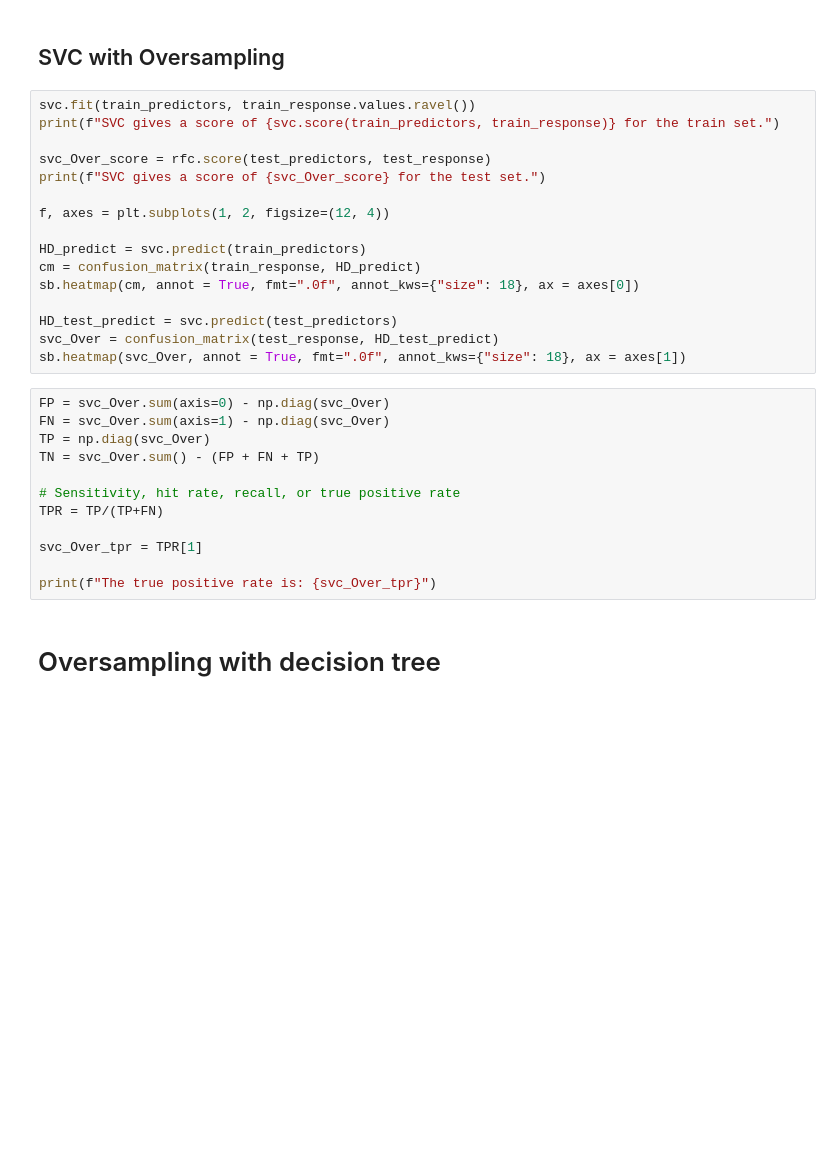
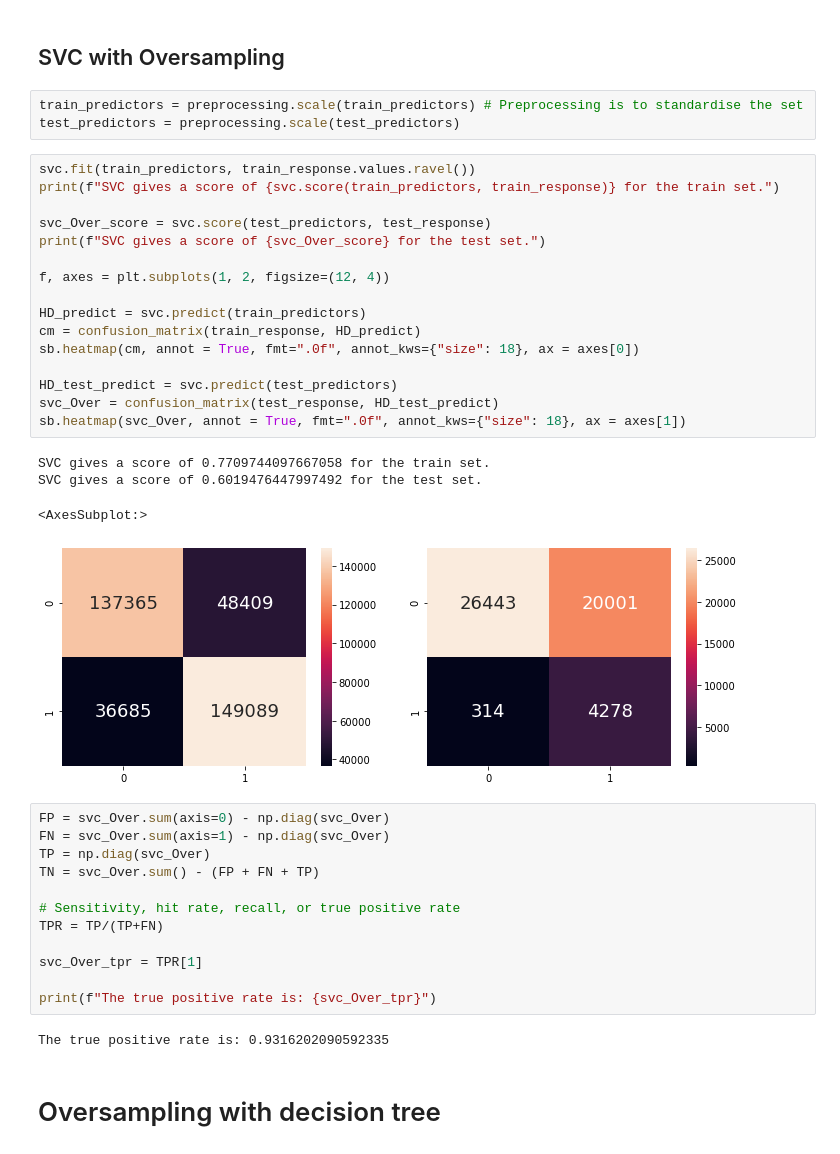
Before and after one commit to crockie/Heart-Disease-Predictor, a Jupyter notebook: DSAIprojectML_V4.ipynb, the cells around one changed output. Drawn from its saved outputs; the diff is of its cells as text; blank space fills up the shorter version.

```diff
--- a/DSAIprojectML_V4.ipynb
+++ b/DSAIprojectML_V4.ipynb
@@ -430,21 +436,29 @@ print(f"The true positive rate is: {rf_Over_tpr}")
 # %% [markdown]
 ## SVC with Oversampling
+# %%
+train_predictors = preprocessing.scale(train_predictors) # Preprocessing is to standardise the set
+test_predictors = preprocessing.scale(test_predictors)
 # %%
 svc.fit(train_predictors, train_response.values.ravel())
 print(f"SVC gives a score of {svc.score(train_predictors, train_response)} for the train set.")
 
-svc_Over_score = rfc.score(test_predictors, test_response)
+svc_Over_score = svc.score(test_predictors, test_response)
 print(f"SVC gives a score of {svc_Over_score} for the test set.")
 
 f, axes = plt.subplots(1, 2, figsize=(12, 4))
 
 HD_predict = svc.predict(train_predictors)
 cm = confusion_matrix(train_response, HD_predict)
 sb.heatmap(cm, annot = True, fmt=".0f", annot_kws={"size": 18}, ax = axes[0])
 
 HD_test_predict = svc.predict(test_predictors)
 svc_Over = confusion_matrix(test_response, HD_test_predict)
 sb.heatmap(svc_Over, annot = True, fmt=".0f", annot_kws={"size": 18}, ax = axes[1])
+# %% [output]
+SVC gives a score of 0.7709744097667058 for the train set.
+SVC gives a score of 0.6019476447997492 for the test set.
+<AxesSubplot:>
+[figure, added]
 # %%
 FP = svc_Over.sum(axis=0) - np.diag(svc_Over)
 FN = svc_Over.sum(axis=1) - np.diag(svc_Over)
@@ -457,6 +471,8 @@ TPR = TP/(TP+FN)
 svc_Over_tpr = TPR[1]
 
 print(f"The true positive rate is: {svc_Over_tpr}")
+# %% [output]
+The true positive rate is: 0.9316202090592335
 # %% [markdown]
 # Oversampling with decision tree
 # %%
```
Also changed, not shown: parts of 30 cells of this notebook.
